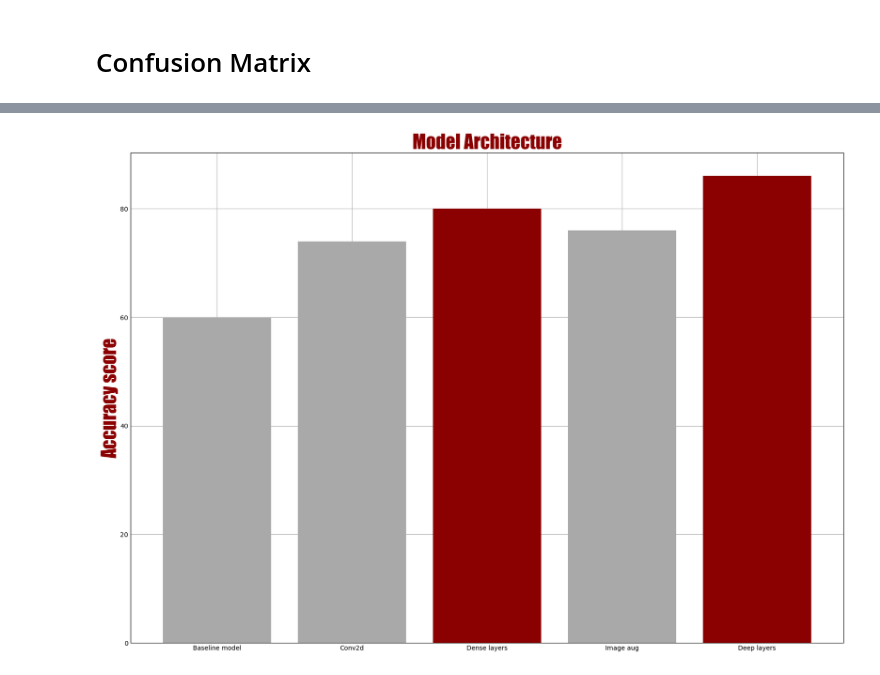
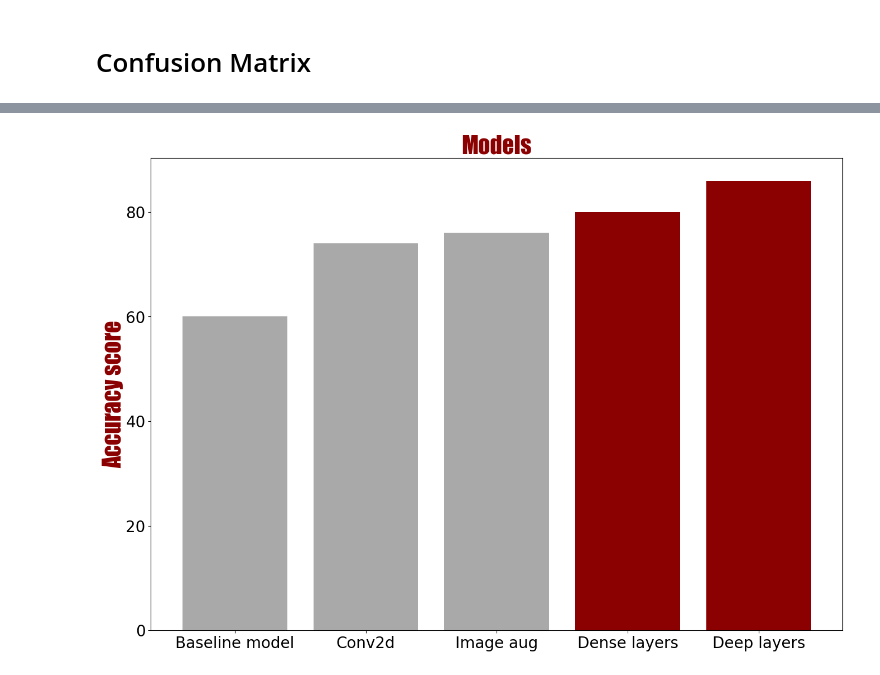
Before and after one commit to DSEDDIE/NOODLE, a Jupyter notebook: Exploring.ipynb, the cells around one changed output, grey strips where cells are left out. Cells and saved outputs as stored; diff of their text form; code cells hidden in the pictures.

```diff
--- a/Exploring.ipynb
+++ b/Exploring.ipynb
@@ -1819,27 +1830,28 @@ import matplotlib.pyplot as plt
 # %%
 fig, ax = plt.subplots(figsize=(16, 11))
 
 
-height = [60, 74, 80, 76, 86]
+height = [60, 74, 76, 80, 86]
 
-bars = ('Baseline model', 'Conv2d', 'Dense layers', 'Image aug', 'Deep layers')
+bars = ('Baseline model', 'Conv2d', 'Image aug','Dense layers', 'Deep layers')
 y_pos = np.arange(len(bars))
 
 # Create bars
-plt.bar(y_pos, height, color=('darkgrey', 'darkgrey','darkred', 'darkgrey', 'darkred'))
+plt.bar(y_pos, height, color=('darkgrey', 'darkgrey','darkgrey', 'darkred', 'darkred'))
 
 
 # Create names on the x-axis
-plt.xticks(y_pos, bars)
+plt.xticks(y_pos, bars,fontsize=20)
+plt.yticks(fontsize=20)
 #font properties
 font1 = {'family':'fantasy','color':'darkred','size':30}
 
 # Label x, y and title
-ax.set_title('Model Architecture',fontdict= font1)
+ax.set_title('Models',fontdict= font1)
 ax.set_ylabel('Accuracy score',fontdict= font1)
 
 
 # Show graphic
 plt.show()
 # %% [output]
-[figure, old version]
+[figure, new version]
```
Also changed, not shown: parts of 39 cells of this notebook.
